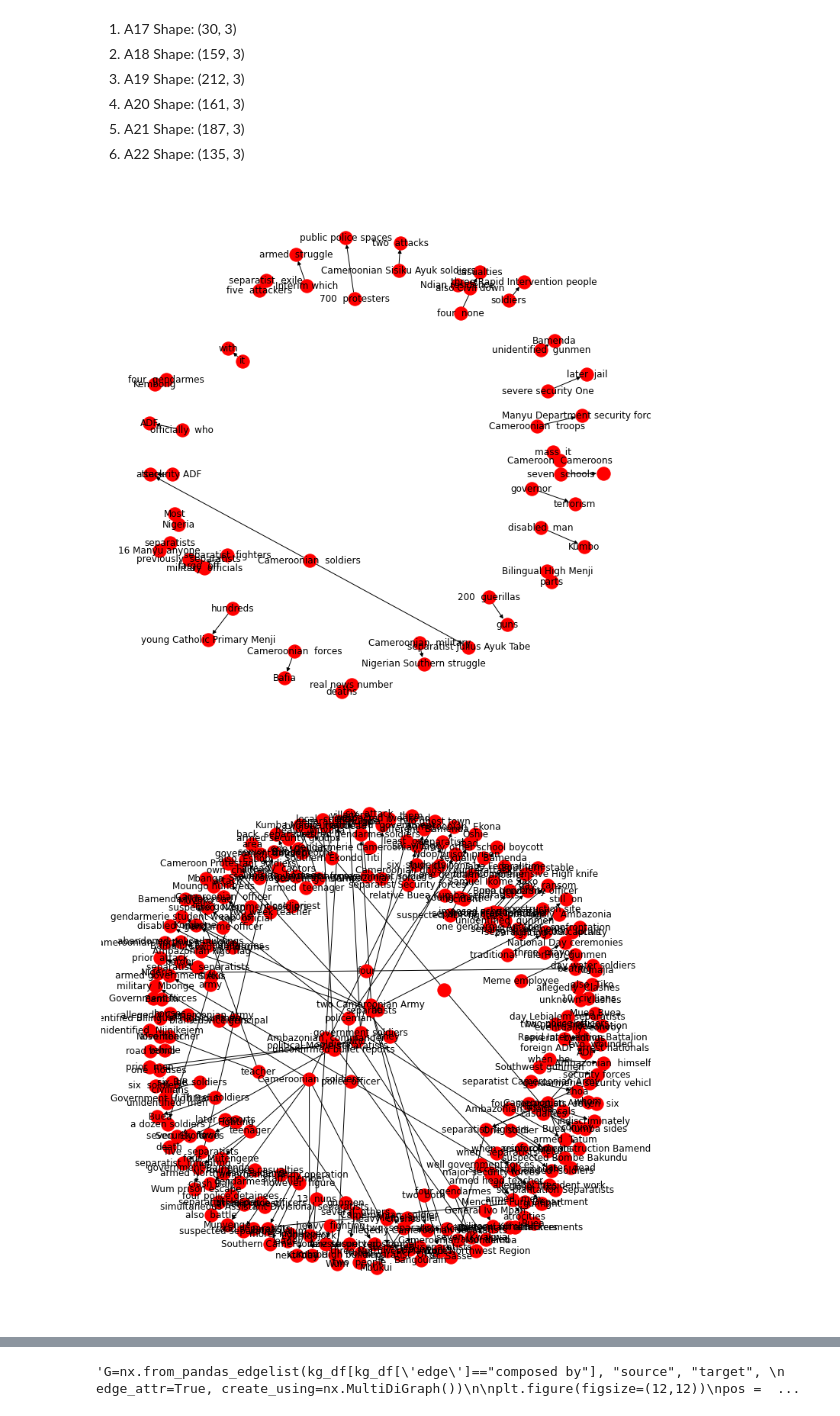
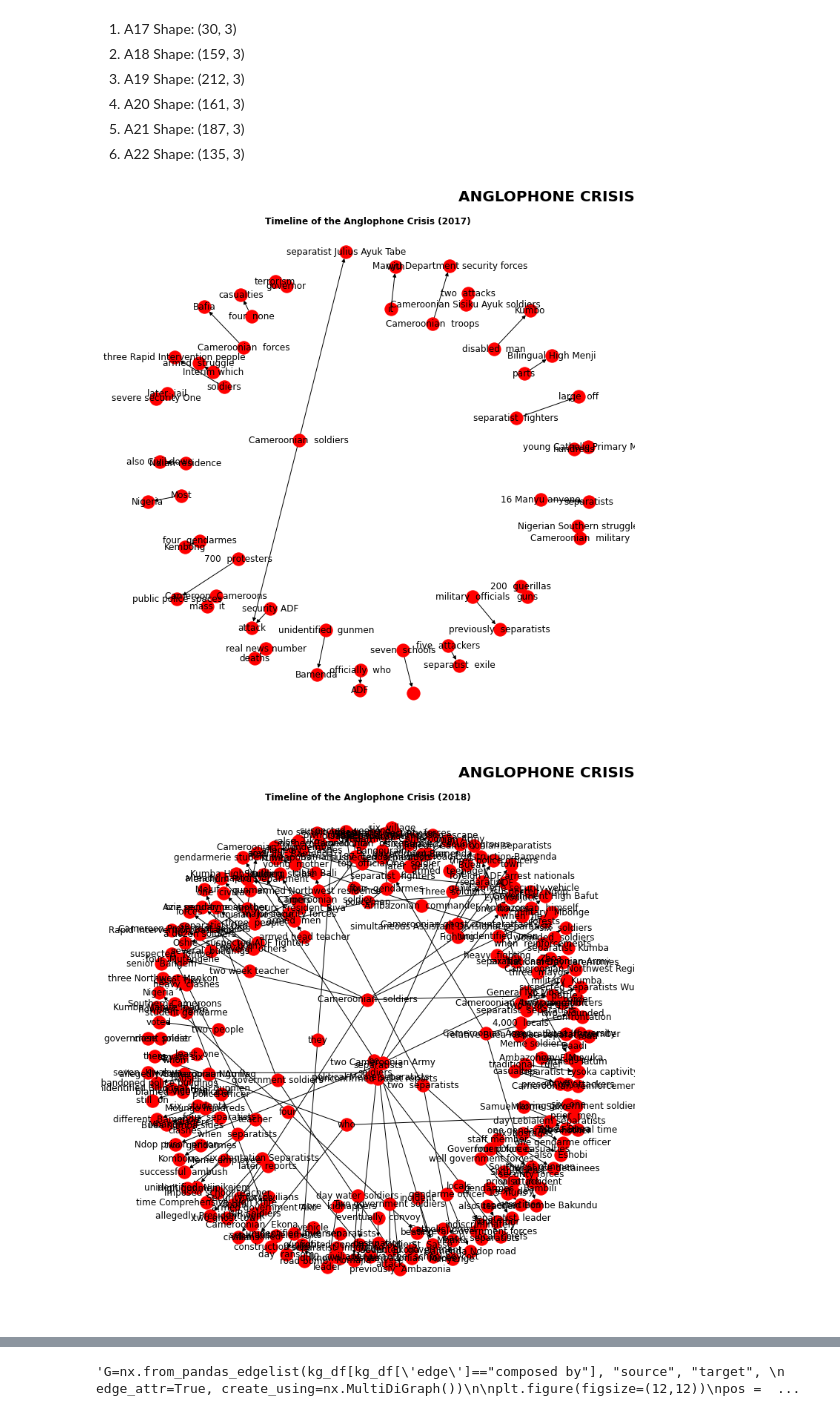
Before and after one commit to Utpal-Mishra/Omdena-Cameroon-Chapter-2022, a Jupyter notebook: OmdenaCameroonChapter2022.ipynb, the cells around one changed output, grey strips where cells are left out. Drawn from its saved outputs; the diff is of its cells as text; code cells hidden in the pictures.

```diff
--- a/OmdenaCameroonChapter2022.ipynb
+++ b/OmdenaCameroonChapter2022.ipynb
@@ -1095,21 +1102,25 @@ G = nx.from_pandas_edgelist(kg_df[:30], "source", "target",
 plt.figure(figsize=(10, 10))
 pos = nx.spring_layout(G)
 nx.draw(G, with_labels=True, node_color='red', edge_cmap=plt.cm.Blues, pos = pos)
+plt.title("ANGLOPHONE CRISIS", fontsize=20, loc='right', fontweight='bold')
+plt.suptitle('Timeline of the Anglophone Crisis (2017)', fontweight='bold')
 plt.show()
 # %% [output]
-[figure, old version]
+[figure, new version]
 # %%
 # create a directed-graph from a dataframe
 G = nx.from_pandas_edgelist(kg_df[30:189], "source", "target",
                           edge_attr=True, create_using=nx.MultiDiGraph())
 
 
 plt.figure(figsize=(10, 10))
 pos = nx.spring_layout(G)
 nx.draw(G, with_labels=True, node_color='red', edge_cmap=plt.cm.Blues, pos = pos)
+plt.title("ANGLOPHONE CRISIS", fontsize=20, loc='right', fontweight='bold')
+plt.suptitle('Timeline of the Anglophone Crisis (2018)', fontweight='bold')
 plt.show()
 # %% [output]
-[figure, old version]
+[figure, new version]
 # %%
 # create a directed-graph from a dataframe
 G = nx.from_pandas_edgelist(kg_df[189:401], "source", "target",
```
Also changed, not shown: parts of 9 cells of this notebook.
